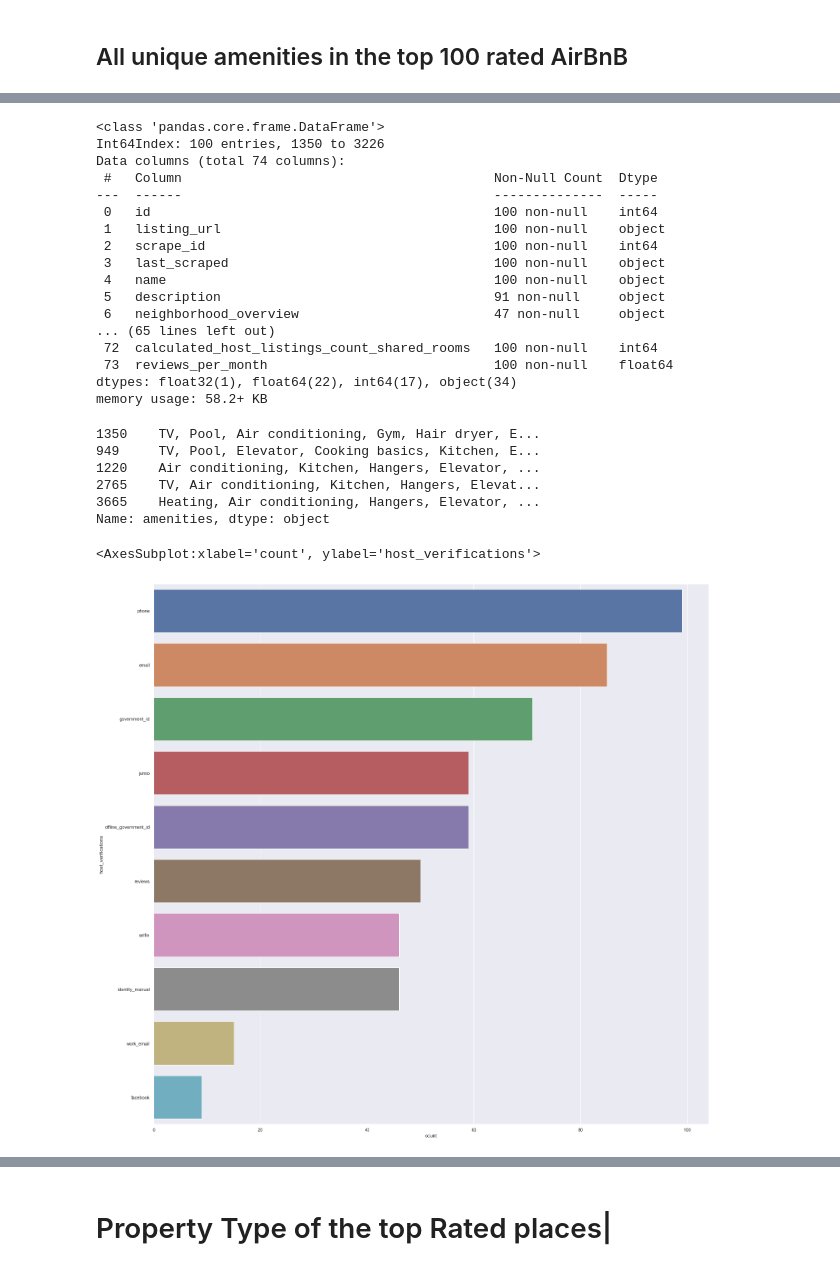
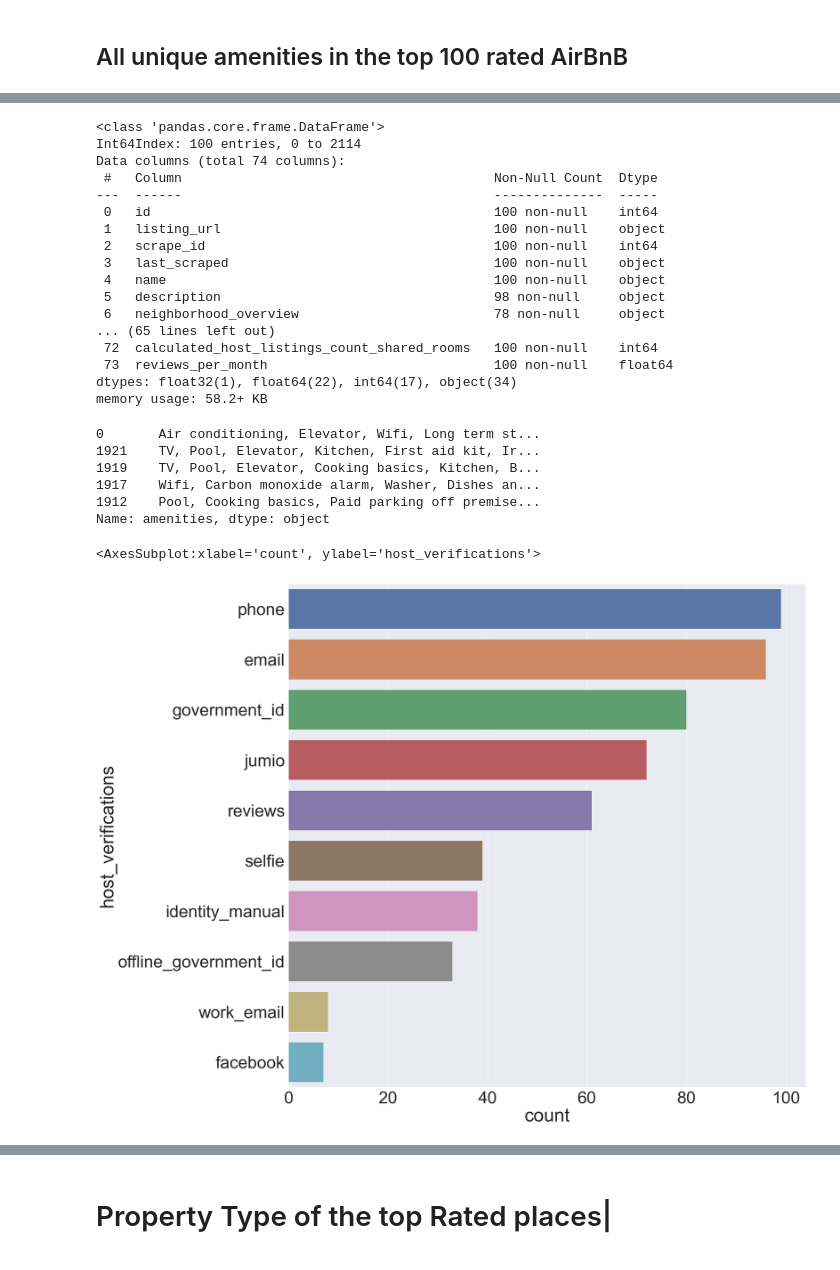
Before and after one commit to boonhaoyeo/SC1015-Mini-Project, a Jupyter notebook: AirBnB_EDA.ipynb, the cells around one changed output, grey strips where cells are left out. Drawn from its saved outputs; the diff is of its cells as text; code cells hidden in the pictures.

```diff
--- a/AirBnB_EDA.ipynb
+++ b/AirBnB_EDA.ipynb
@@ -69,7 +74,7 @@ air_data["price"] = pd.to_numeric(air_data["price"], downcast='float')
 # %% [markdown]
 ## All unique amenities in the top 100 rated AirBnB
 # %%
-top_air = air_data.sort_values(by=['review_scores_rating'])
+top_air = air_data.sort_values(by=['review_scores_rating'],ascending=False)
 top_air = top_air[0:100]
 top_air.head()
 # %% [output]
@@ -84,7 +89,7 @@ top_air.head()
 top_air.info()
 # %% [output]
 <class 'pandas.core.frame.DataFrame'>
-Int64Index: 100 entries, 1350 to 3226
+Int64Index: 100 entries, 0 to 2114
 Data columns (total 74 columns):
  #   Column                                        Non-Null Count  Dtype
 ---  ------                                        --------------  -----
@@ -93,8 +98,8 @@ Data columns (total 74 columns):
  2   scrape_id                                     100 non-null    int64
  3   last_scraped                                  100 non-null    object
  4   name                                          100 non-null    object
- 5   description                                   91 non-null     object
- 6   neighborhood_overview                         47 non-null     object
+ 5   description                                   98 non-null     object
+ 6   neighborhood_overview                         78 non-null     object
 ... (65 lines left out)
  72  calculated_host_listings_count_shared_rooms   100 non-null    int64
  73  reviews_per_month                             100 non-null    float64
@@ -105,11 +110,11 @@ top_air["amenities"]=top_air['amenities'].str.replace('[', '').str.replace(']','
 top_air["amenities"] =top_air["amenities"].to_frame()
 top_air["amenities"].head()
 # %% [output]
-1350    TV, Pool, Air conditioning, Gym, Hair dryer, E...
-949     TV, Pool, Elevator, Cooking basics, Kitchen, E...
-1220    Air conditioning, Kitchen, Hangers, Elevator, ...
-2765    TV, Air conditioning, Kitchen, Hangers, Elevat...
-3665    Heating, Air conditioning, Hangers, Elevator, ...
+0       Air conditioning, Elevator, Wifi, Long term st...
+1921    TV, Pool, Elevator, Kitchen, First aid kit, Ir...
+1919    TV, Pool, Elevator, Cooking basics, Kitchen, B...
+1917    Wifi, Carbon monoxide alarm, Washer, Dishes an...
+1912    Pool, Cooking basics, Paid parking off premise...
 Name: amenities, dtype: object
 # %%
 top_amenities =  pd.DataFrame(''.join(top_air["amenities"]).lower().split(',')).value_counts()
@@ -118,19 +123,20 @@ top_amenities = top_amenities.rename_axis('amenities').reset_index(name='count')
 # %%
 top_air["host_verifications"]=top_air['host_verifications'].str.replace('[', '').str.replace(']','').str.replace('"','').str.replace('/', '').str.replace("'", '')
 top_air["num_of_veri"]= top_air["host_verifications"].apply(lambda n: len(n.split(',')))
 top_air["num_of_veri"] =top_air["num_of_veri"].to_frame()
 top_air["num_of_veri"].head()
 
 
 top_v =  pd.DataFrame(''.join(top_air["host_verifications"]).lower().split(',')).value_counts()
 top_v = top_air['host_verifications'].str.split(', ', expand=True).stack().value_counts()[0:10]
 top_v = top_v.rename_axis('host_verifications').reset_index(name='count')
 
 f = plt.figure(figsize=(24, 24))
+sb.set(font_scale=4)
 sb.barplot(x='count', y="host_verifications", data=top_v,orient = "h")
 # %% [output]
 <AxesSubplot:xlabel='count', ylabel='host_verifications'>
-[figure, old version]
+[figure, new version]
 # %%
 top_air["num_of_amenities"]= air_data["amenities"].apply(lambda n: len(n.split(",")))
 top_air["num_of_amenities"].head()
```
Also changed, not shown: parts of 17 cells of this notebook.
